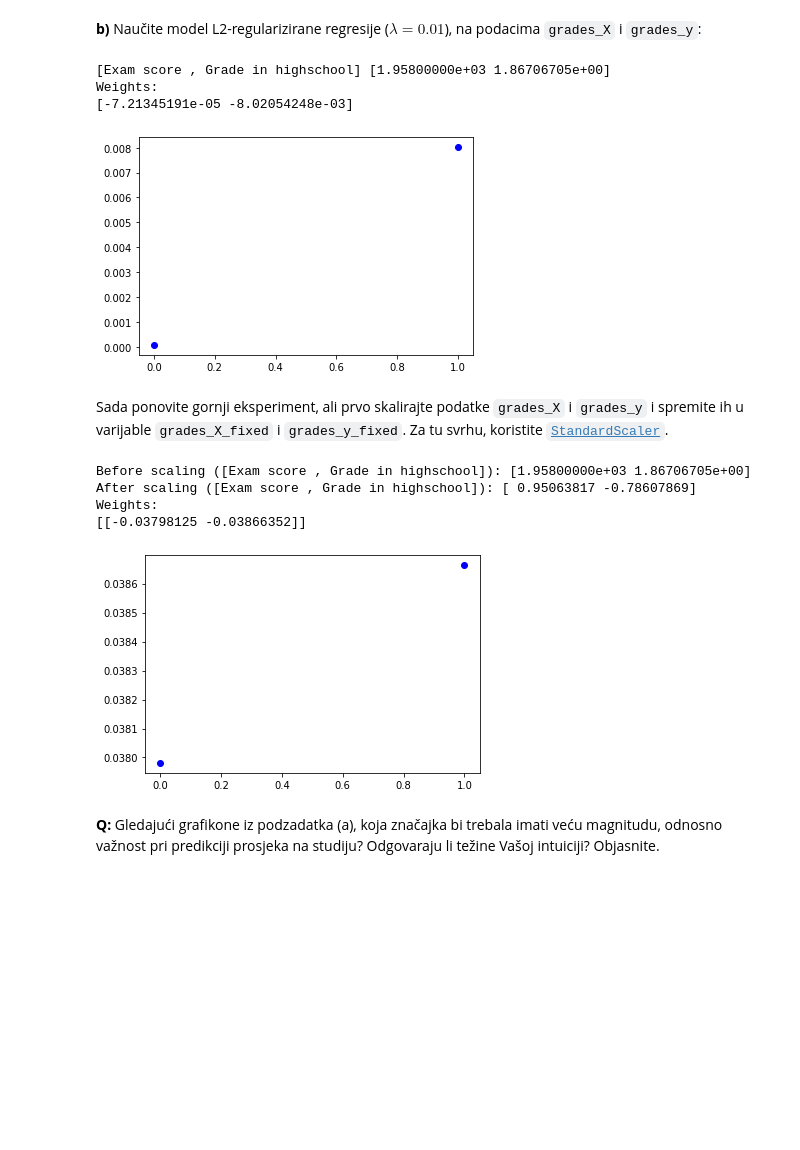
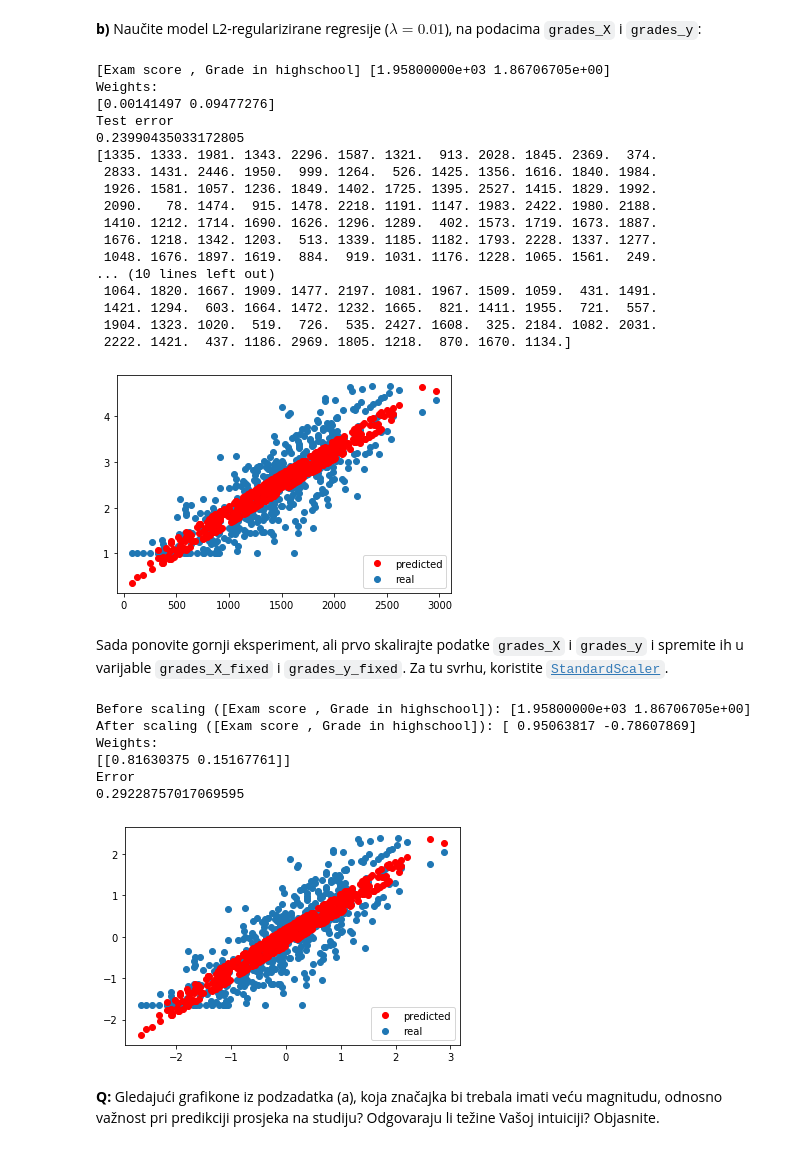
Before and after one commit to mislavivancic/machine-learning-homeworks, a Jupyter notebook: Lab1/SU-2019-LAB01-Regresija.ipynb, the cells around one changed output. Drawn from its saved outputs; the diff is of its cells as text; code cells hidden in the pictures; blank space fills up the shorter version.

```diff
--- a/Lab1/SU-2019-LAB01-Regresija.ipynb
+++ b/Lab1/SU-2019-LAB01-Regresija.ipynb
@@ -829,50 +829,75 @@ plt.show()
 lambd = 0.01
 
 print("[Exam score , Grade in highschool]",grades_X[0])
-X_train,X_test = train_test_split(grades_X,test_size=0.5)
+#X_train,X_test = train_test_split(grades_X,test_size=0.5)
 
-y_train,y_test = train_test_split(grades_y,test_size=0.5)
+#y_train,y_test = train_test_split(grades_y,test_size=0.5)
 
 
 #fi = PolynomialFeatures(2)
 #X_train_transformed = fi.fit_transform(X_train)
 X_train_transformed = X_train
 #X_test_transformed = fi.fit_transform(X_test)
 X_test_transformed = X_test
 
 
 reg_model = Ridge(alpha=lambd)
 
 # model training
-reg_model.fit(X_train_transformed,y_train)
+reg_model.fit(grades_X,grades_y)
 
 
 # predictions
-train_prediction = reg_model.predict(X_train_transformed)
-test_prediction = reg_model.predict(X_test_transformed)
+#train_prediction = reg_model.predict(X_train_transformed)
+test_prediction = reg_model.predict(grades_X)
 
-train_error = mean_squared_error(y_train,train_prediction)
-test_error = mean_squared_error(y_test,test_prediction)
+#train_error = mean_squared_error(y_train,train_prediction)
+test_error = mean_squared_error(grades_y,test_prediction)
 
 #print(y_test.shape)
 #print(X_test.shape)
 #print(test_prediction.shape)
 #print(train_error)
 #print(test_error)
 
 weights = reg_model.coef_
 
 print("Weights:")
 print(weights)
-x_axis = [i for i in range(len(weights))]
+print("Test error")
+print(test_error)
+#x_axis = [i for i in range(len(weights))]
 
-plt.plot(x_axis,abs(weights),'bo')
-plt.show()
+#plt.plot(x_axis,abs(weights),'bo')
+#plt.show()
+
+
+plt.
+
+
+#plt.scatter(grades_X.transpose()[0],grades_y,label="real")
+#plt.plot(grades_X.transpose()[0],test_prediction,'ro',label="predicted")
+#plt.legend(loc="lower right")
+#plt.show()
 # %% [output]
 [Exam score , Grade in highschool] [1.95800000e+03 1.86706705e+00]
 Weights:
-[-7.21345191e-05 -8.02054248e-03]
+[0.00141497 0.09477276]
+Test error
+0.23990435033172805
+[1335. 1333. 1981. 1343. 2296. 1587. 1321.  913. 2028. 1845. 2369.  374.
+ 2833. 1431. 2446. 1950.  999. 1264.  526. 1425. 1356. 1616. 1840. 1984.
+ 1926. 1581. 1057. 1236. 1849. 1402. 1725. 1395. 2527. 1415. 1829. 1992.
+ 2090.   78. 1474.  915. 1478. 2218. 1191. 1147. 1983. 2422. 1980. 2188.
+ 1410. 1212. 1714. 1690. 1626. 1296. 1289.  402. 1573. 1719. 1673. 1887.
+ 1676. 1218. 1342. 1203.  513. 1339. 1185. 1182. 1793. 2228. 1337. 1277.
+ 1048. 1676. 1897. 1619.  884.  919. 1031. 1176. 1228. 1065. 1561.  249.
+... (10 lines left out)
+ 1064. 1820. 1667. 1909. 1477. 2197. 1081. 1967. 1509. 1059.  431. 1491.
+ 1421. 1294.  603. 1664. 1472. 1232. 1665.  821. 1411. 1955.  721.  557.
+ 1904. 1323. 1020.  519.  726.  535. 2427. 1608.  325. 2184. 1082. 2031.
+ 2222. 1421.  437. 1186. 2969. 1805. 1218.  870. 1670. 1134.]
-[figure, old version]
+[figure, new version]
 # %% [markdown]
 Sada ponovite gornji eksperiment, ali prvo skalirajte podatke `grades_X` i `grades_y` i spremite ih u varijable `grades_X_fixed` i `grades_y_fixed`. Za tu svrhu, koristite [`StandardScaler`](http://scikit-learn.org/stable/modules/generated/sklearn.preprocessing.StandardScaler.html).
 # %%
@@ -900,31 +925,42 @@ y_train,y_test = train_test_split(grades_y_fixed,test_size=0.5)
 reg_model = Ridge(alpha=lambd)
 
 # model training
-reg_model.fit(X_train,y_train)
+
+reg_model.fit(grades_X_fixed,grades_y_fixed)
 
 
 # predictions
-train_prediction = reg_model.predict(X_train)
-test_prediction = reg_model.predict(X_test)
+#train_prediction = reg_model.predict(X_train)
+#test_prediction = reg_model.predict(X_test)
+test_prediction = reg_model.predict(grades_X_fixed)
 
 train_error = mean_squared_error(y_train,train_prediction)
-test_error = mean_squared_error(y_test,test_prediction)
+test_error = mean_squared_error(grades_y_fixed,test_prediction)
 
 weights = reg_model.coef_
 
 print("Weights:")
 print(weights)
+print("Error")
+print(test_error)
 weights = weights[0]
 x_axis = [i for i in range(len(weights))]
 
-plt.plot(x_axis,abs(weights),'bo')
+plt.scatter(grades_X_fixed.transpose()[0],grades_y_fixed,label="real")
+plt.plot(grades_X_fixed.transpose()[0],test_prediction,'ro',label="predicted")
+plt.legend(loc="lower right")
 plt.show()
+
+#plt.plot(x_axis,abs(weights),'bo')
+#plt.show()
 # %% [output]
 Before scaling ([Exam score , Grade in highschool]): [1.95800000e+03 1.86706705e+00]
 After scaling ([Exam score , Grade in highschool]): [ 0.95063817 -0.78607869]
 Weights:
-[[-0.03798125 -0.03866352]]
+[[0.81630375 0.15167761]]
+Error
+0.29228757017069595
-[figure, old version]
+[figure, new version]
 # %% [markdown]
 **Q:** Gledajući grafikone iz podzadatka (a), koja značajka bi trebala imati veću magnitudu, odnosno važnost pri predikciji prosjeka na studiju? Odgovaraju li težine Vašoj intuiciji? Objasnite.
 # %% [markdown]
```
Also changed, not shown: parts of 12 cells of this notebook, 1 other file.
